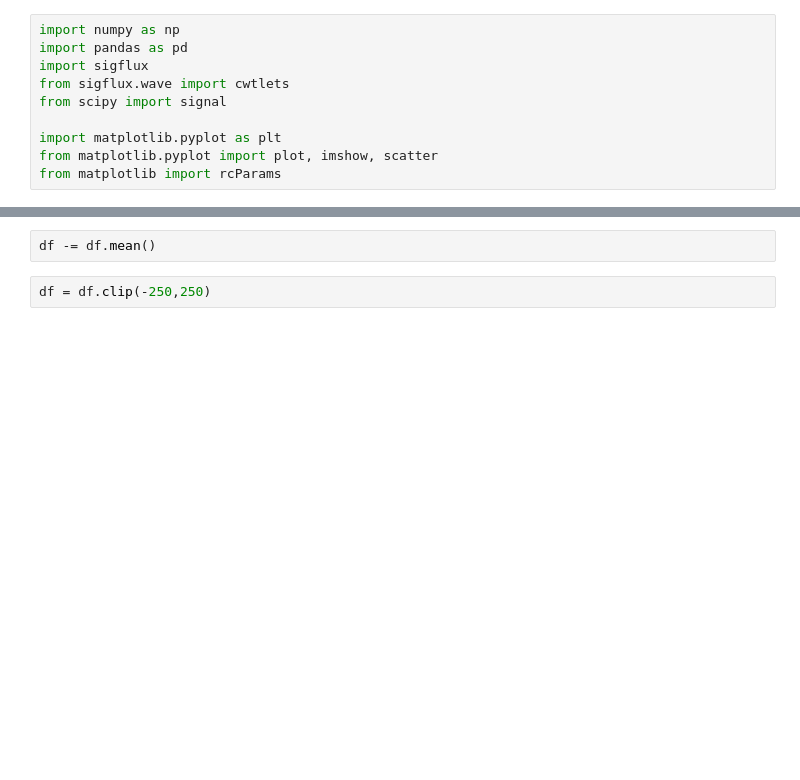
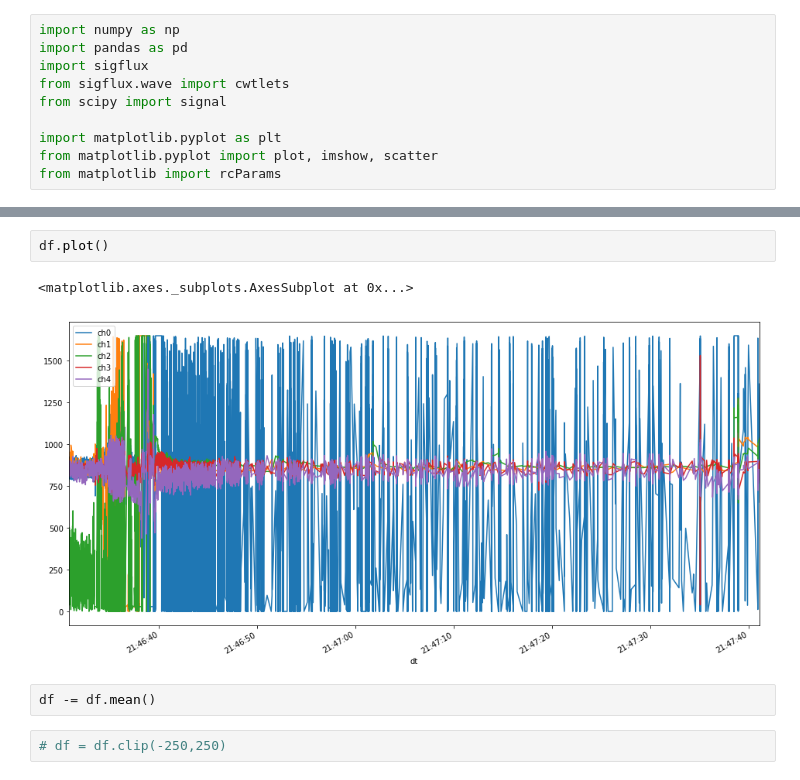
Before and after one commit to xkortex/MuseEEG-Handler, a Jupyter notebook: prototyping01.ipynb, the cells around one changed output, grey strips where cells are left out. Drawn from its saved outputs; the diff is of its cells as text; blank space fills up the shorter version.

```diff
--- a/prototyping01.ipynb
+++ b/prototyping01.ipynb
@@ -35,7 +96,12 @@ dtype: object
+# %%
+df.plot()
+# %% [output]
+<matplotlib.axes._subplots.AxesSubplot at 0x...>
+[figure, added]
 # %%
 df -= df.mean()
 # %%
-df = df.clip(-250,250)
+# df = df.clip(-250,250)
 # %%
 df.plot()
 # %% [output]
```
Also changed, not shown: parts of 17 cells of this notebook.
